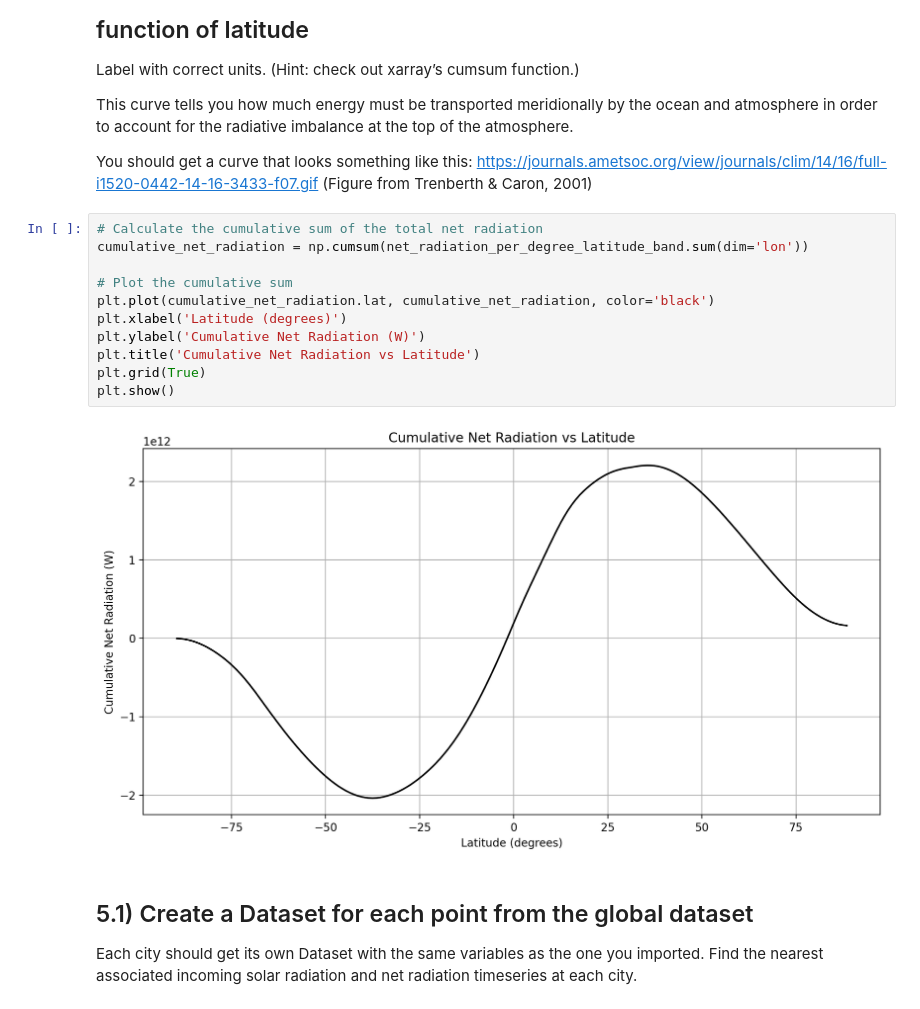
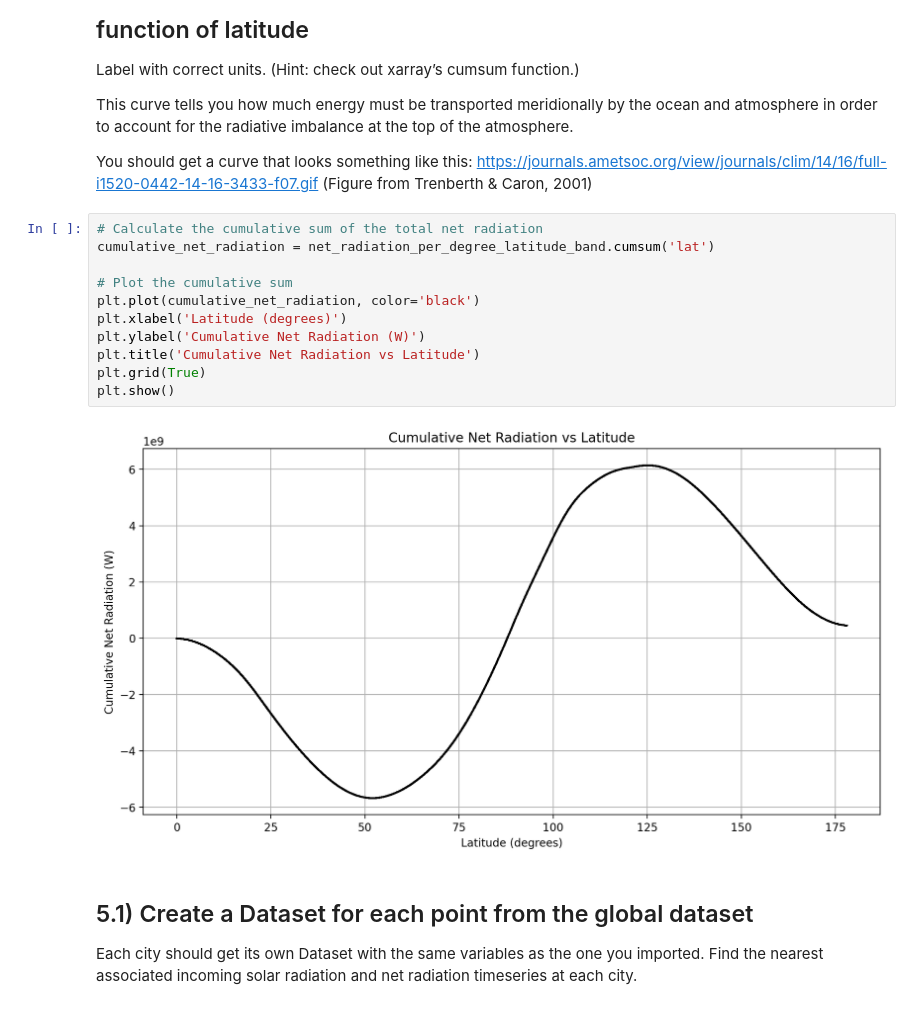
Before and after one commit to PhyllisKho/Assignments, a Jupyter notebook: Assignment7.ipynb, the cells around one changed output. Saved outputs shown, nothing was run; the diff lists cells and outputs as text.

```diff
--- a/Assignment7.ipynb
+++ b/Assignment7.ipynb
@@ -284,17 +284,17 @@ This curve tells you how much energy must be transported meridionally by the oce
 You should get a curve that looks something like this: https://journals.ametsoc.org/view/journals/clim/14/16/full-i1520-0442-14-16-3433-f07.gif (Figure from Trenberth & Caron, 2001)
 # %%
 # Calculate the cumulative sum of the total net radiation
-cumulative_net_radiation = np.cumsum(net_radiation_per_degree_latitude_band.sum(dim='lon'))
+cumulative_net_radiation = net_radiation_per_degree_latitude_band.cumsum('lat')
 
 # Plot the cumulative sum
-plt.plot(cumulative_net_radiation.lat, cumulative_net_radiation, color='black')
+plt.plot(cumulative_net_radiation, color='black')
 plt.xlabel('Latitude (degrees)')
 plt.ylabel('Cumulative Net Radiation (W)')
 plt.title('Cumulative Net Radiation vs Latitude')
 plt.grid(True)
 plt.show()
 # %% [output]
-[figure, old version]
+[figure, new version]
 # %% [markdown]
 ## 5.1) Create a Dataset for each point from the global dataset
 Each city should get its own Dataset with the same variables as the one you imported. Find the nearest associated incoming solar radiation and net radiation timeseries at each city.
```
Also changed, not shown: parts of 5 cells of this notebook.
